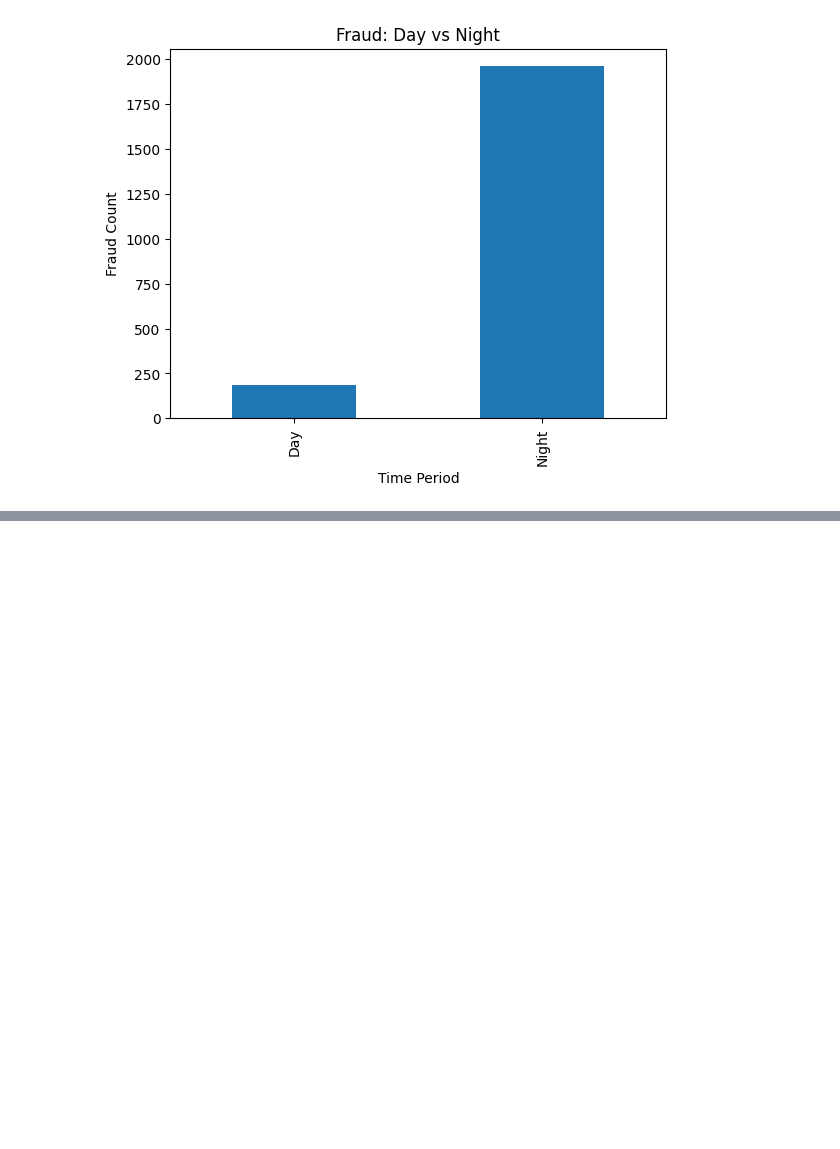
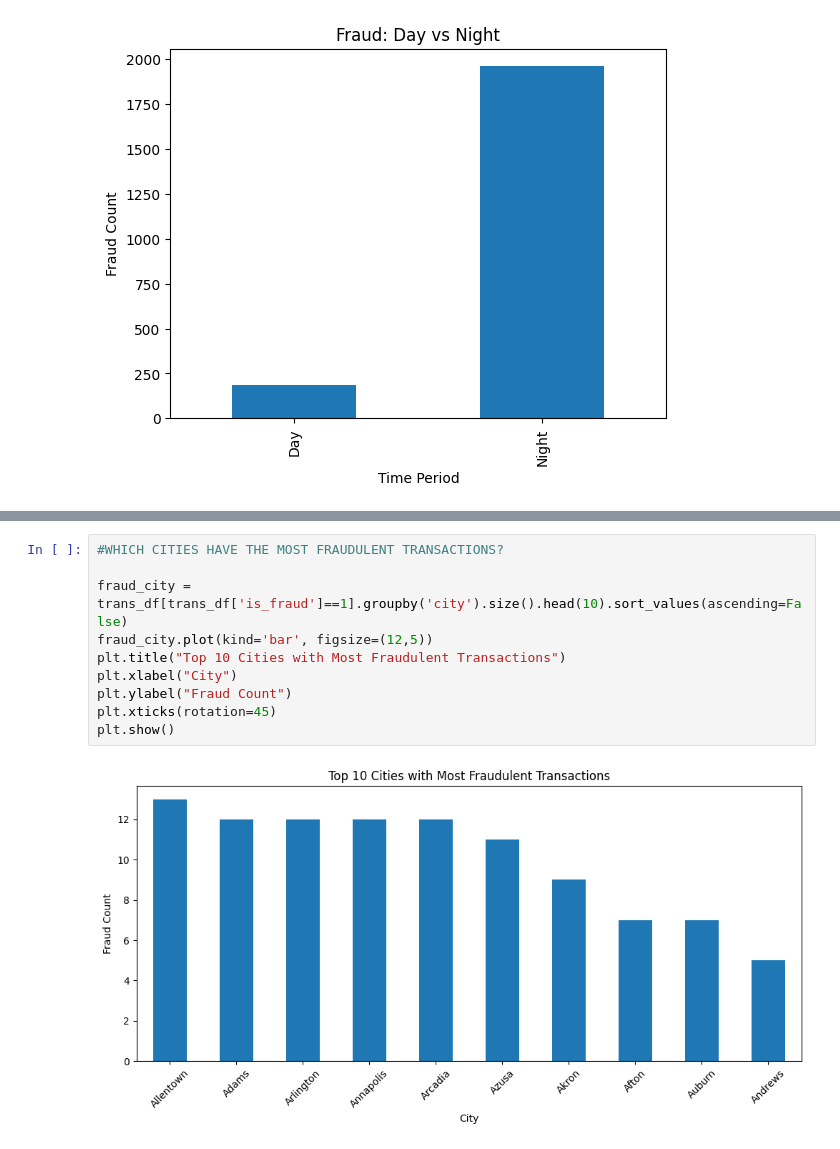
Before and after one commit to zairahussain27/AI-Fraud-Detection-Risk-Intelligence-System, a Jupyter notebook: notebooks/02_data_understanding.ipynb, the cells around one changed output, grey strips where cells are left out. Drawn from its saved outputs; the diff is of its cells as text; blank space fills up the shorter version.

Commit message:
Added peak cities fraud analysis with visualizations

```diff
--- a/notebooks/02_data_understanding.ipynb
+++ b/notebooks/02_data_understanding.ipynb
@@ -127,0 +148,12 @@ dtype: int64
+# %%
+#WHICH CITIES HAVE THE MOST FRAUDULENT TRANSACTIONS?
+
+fraud_city = trans_df[trans_df['is_fraud']==1].groupby('city').size().head(10).sort_values(ascending=False)
+fraud_city.plot(kind='bar', figsize=(12,5))
+plt.title("Top 10 Cities with Most Fraudulent Transactions")
+plt.xlabel("City")
+plt.ylabel("Fraud Count")
+plt.xticks(rotation=45)
+plt.show()
+# %% [output]
+[figure, added]
```
Also changed, not shown: parts of 2 cells of this notebook.
